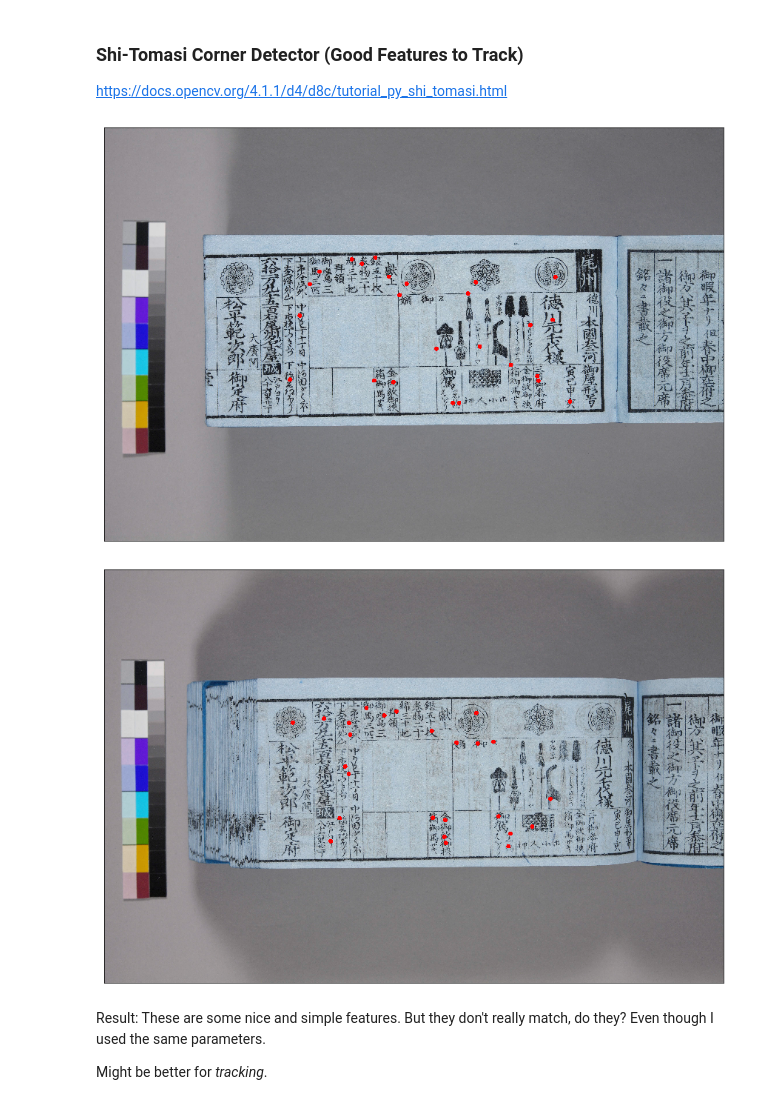
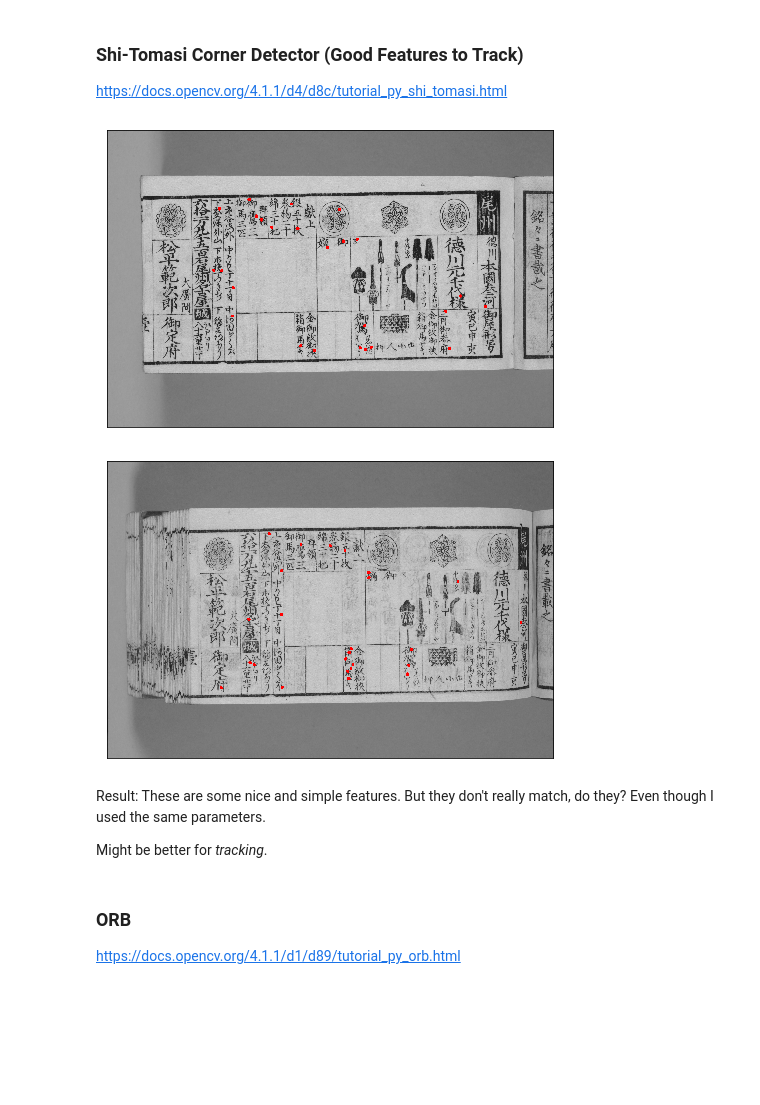
Before and after one commit to leyhline/bukan-collection, a Jupyter notebook: 02-feature-detection.ipynb, the cells around one changed output. Cells and saved outputs as stored; diff of their text form; code cells hidden in the pictures; blank space fills up the shorter version.

```diff
--- a/02-feature-detection.ipynb
+++ b/02-feature-detection.ipynb
@@ -50,15 +79,31 @@ shuuchin1
 These are two simple pages for comparion. They should be relatively easy.
 
 It's page 5 of the bukan' with IDs *200019525* and *200019527*.
+# %%
+def preprocess(img):
+    """
+    Convert to grayscale, crop and resize to 25%.
+    """
+    gray = cv.cvtColor(img, cv.COLOR_BGR2GRAY)
+    height, width = gray.shape
+    crop_horizontal_factor = 0.1
+    crop_vertical_factor = 0.15
+    cropped = gray[int(height * crop_vertical_factor) : int(height  - height * crop_vertical_factor),
+                   int(width * crop_horizontal_factor): int(width - width * crop_horizontal_factor)]
+    scale_factor = 4
+    smaller = cv.resize(cropped, (width // scale_factor, height // scale_factor), interpolation=cv.INTER_AREA)
+    return smaller
 # %%
-img1 = cv.imread("data/200019525/image/200019525_00005.jpg")
-img2 = cv.imread("data/200019527/image/200019527_00005.jpg")
+img1 = cv.imread(shuuchin1_paths["200019525"][5])
+img1 = preprocess(img1)
+img2 = cv.imread(shuuchin1_paths["200019527"][5])
+img2 = preprocess(img2)
 # %% [markdown]
 ## Corner Detection
 
 Doing some tutorials from <https://docs.opencv.org/4.1.1/db/d27/tutorial_py_table_of_contents_feature2d.html>.
 # %%
-def show_image(image, figsize=(18, 18)):
+def show_image(image, figsize=(8, 8)):
     plt.figure(figsize=figsize)
     plt.imshow(image, cmap="gray")
     plt.xticks([])
@@ -90,11 +142,10 @@ Let's take a look at the improved algorithms.
 <https://docs.opencv.org/4.1.1/d4/d8c/tutorial_py_shi_tomasi.html>
 # %%
 def shi_thomasi_corner_detection(img):
-    gray = cv.cvtColor(img, cv.COLOR_BGR2GRAY)
-    corners = cv.goodFeaturesToTrack(gray, 25, 0.01, 10)
+    corners = cv.goodFeaturesToTrack(img, 25, 0.01, 10)
     corners = np.int0(corners)
-    color = img.copy()
+    output = cv.cvtColor(img, cv.COLOR_GRAY2RGB)
     for i in corners:
         x, y = i.ravel()
-        cv.circle(color, (x, y), 20, [255, 0, 0], cv.FILLED)
-    return color
+        cv.circle(output, (x, y), 5, [255, 0, 0], cv.FILLED)
+    return output, corners
@@ -101,12 +162,16 @@ def shi_thomasi_corner_detection(img):
 # %%
-show_image(shi_thomasi_corner_detection(img1), (15, 15))
+show_image(shi_thomasi_corner_detection(img1)[0], (8, 8))
 # %% [output]
-[figure, old version]
+[figure, new version]
 # %%
-show_image(shi_thomasi_corner_detection(img2), (15, 15))
+show_image(shi_thomasi_corner_detection(img2)[0], (8, 8))
 # %% [output]
-[figure, old version]
+[figure, new version]
 # %% [markdown]
 Result: These are some nice and simple features. But they don't really match, do they? Even though I used the same parameters.
 
 Might be better for *tracking*.
+# %% [markdown]
+### ORB
+
+<https://docs.opencv.org/4.1.1/d1/d89/tutorial_py_orb.html>
```
Also changed, not shown: parts of 34 cells of this notebook, 2 other files.
